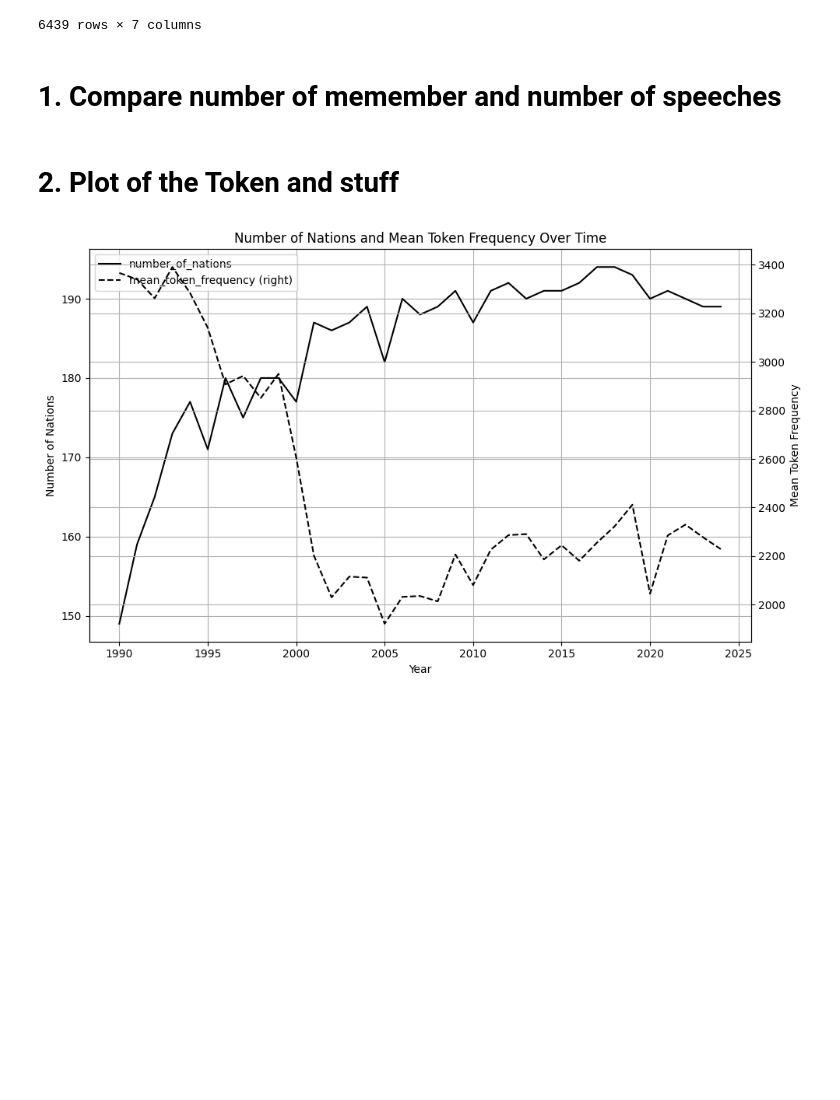
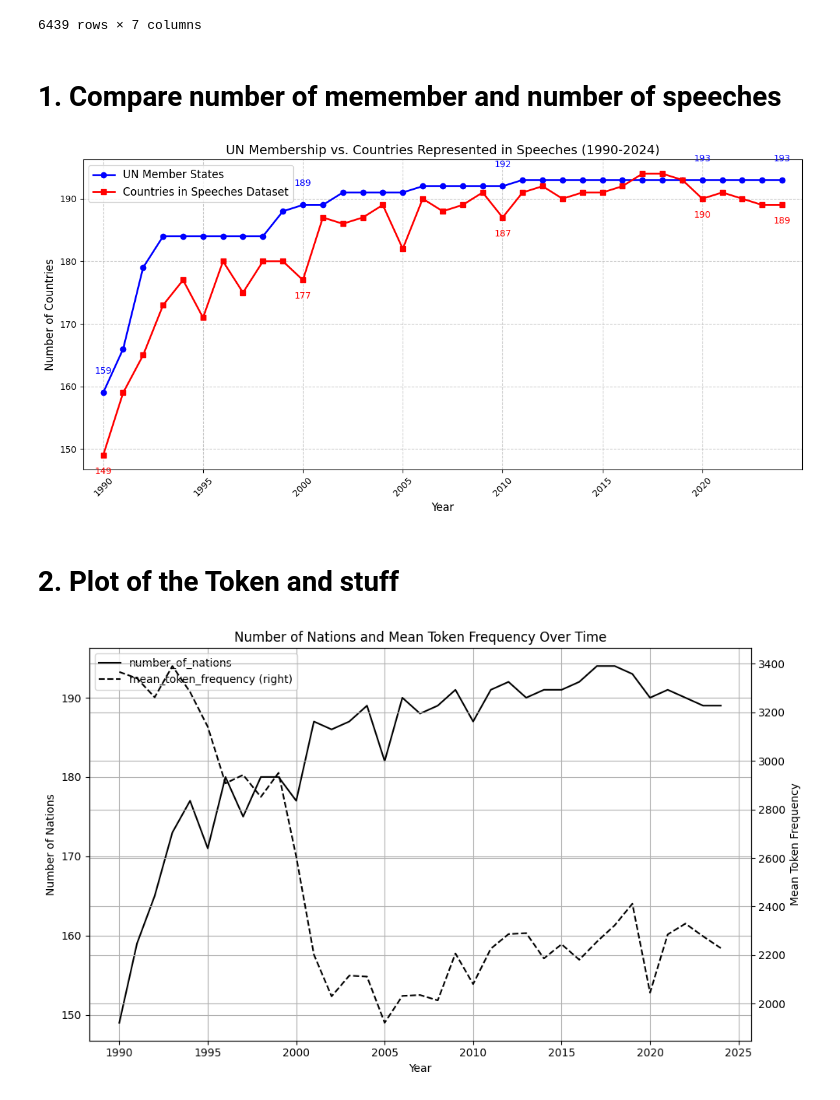
Before and after one commit to AlvaroMillanRuiz/NLP_BDS, a Jupyter notebook: 3. EDA.ipynb, the cells around one changed output. Cells and saved outputs as stored; diff of their text form; code cells hidden in the pictures; blank space fills up the shorter version.

```diff
--- a/3. EDA.ipynb
+++ b/3. EDA.ipynb
@@ -23,9 +23,57 @@ final_df
 # %% [markdown]
 # 1. Compare number of memember and number of speeches
 # %%
-UN_dict = {1990:159, 1991:166, 1992:179, 1993:184, 1994:184, 1995:184, 1996:184, 1997:184, 1998:184, 1999:188, 2000:189,
+un_membership  = {1990:159, 1991:166, 1992:179, 1993:184, 1994:184, 1995:184, 1996:184, 1997:184, 1998:184, 1999:188, 2000:189,
             2001:189, 2002:191, 2003:191, 2004:191, 2005:191, 2006:192, 2007:192, 2008:192, 2009:192, 2010:192, 2011:193,
             2012:193, 2013:193, 2014:193, 2015:193, 2016:193, 2017:193, 2018:193, 2019:193, 2020:193, 2021:193, 2022:193, 2023:193, 2024:193}
+# %%
+# df_summary = final_df.groupby('Year').agg(
+#     number_of_nations=('ISO-Code', 'nunique')
+# ).reset_index
+
+# Convert to DataFrame
+un_df = pd.DataFrame.from_dict(un_membership, orient='index', columns=['UN_Members']).reset_index()
+un_df.columns = ['Year', 'UN_Members']
+
+# Process your final_df data (assuming it's already loaded)
+df_summary = final_df.groupby('Year')['ISO-Code'].nunique().reset_index()
+df_summary.columns = ['Year', 'Countries_In_Speeches']
+
+# Merge the two datasets
+merged_df = pd.merge(un_df, df_summary, on='Year', how='left')
+
+# Create the plot
+plt.figure(figsize=(12, 6))
+
+# Plot both lines
+plt.plot(merged_df['Year'], merged_df['UN_Members'],
+         label='UN Member States', marker='o', color='blue', linewidth=2)
+plt.plot(merged_df['Year'], merged_df['Countries_In_Speeches'],
+         label='Countries in Speeches Dataset', marker='s', color='red', linewidth=2)
+
+# Add labels and title
+plt.title('UN Membership vs. Countries Represented in Speeches (1990-2024)', fontsize=14)
+plt.xlabel('Year', fontsize=12)
+plt.ylabel('Number of Countries', fontsize=12)
+plt.legend(fontsize=12)
+plt.grid(True, linestyle='--', alpha=0.7)
+
+# Format x-axis
+plt.xticks(range(1990, 2025, 5), rotation=45)
+plt.xlim(1989, 2025)
+
+# Add data labels for key years
+for year in [1990, 2000, 2010, 2020, 2024]:
+    un_val = merged_df[merged_df['Year'] == year]['UN_Members'].values[0]
+    speech_val = merged_df[merged_df['Year'] == year]['Countries_In_Speeches'].values[0]
+    plt.text(year, un_val+3, str(un_val), ha='center', color='blue')
+    plt.text(year, speech_val-3, str(speech_val), ha='center', color='red')
+
+plt.tight_layout()
+plt.savefig('un_membership_vs_speeches.png', dpi=300, bbox_inches='tight')
+plt.show()
+# %% [output]
+[figure, added]
 # %% [markdown]
 # 2. Plot of the Token and stuff
 # %%
```
Also changed, not shown: parts of 4 cells of this notebook, 5 other files.
